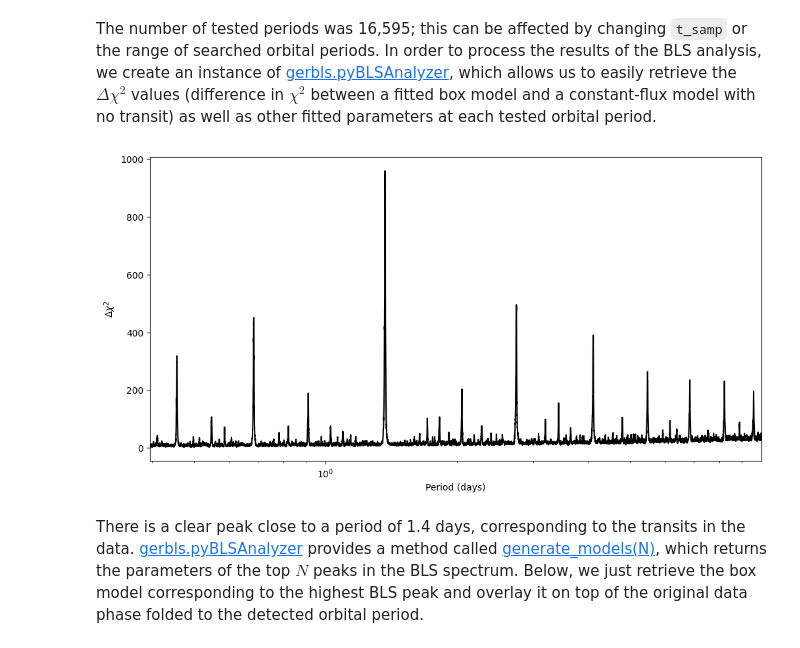
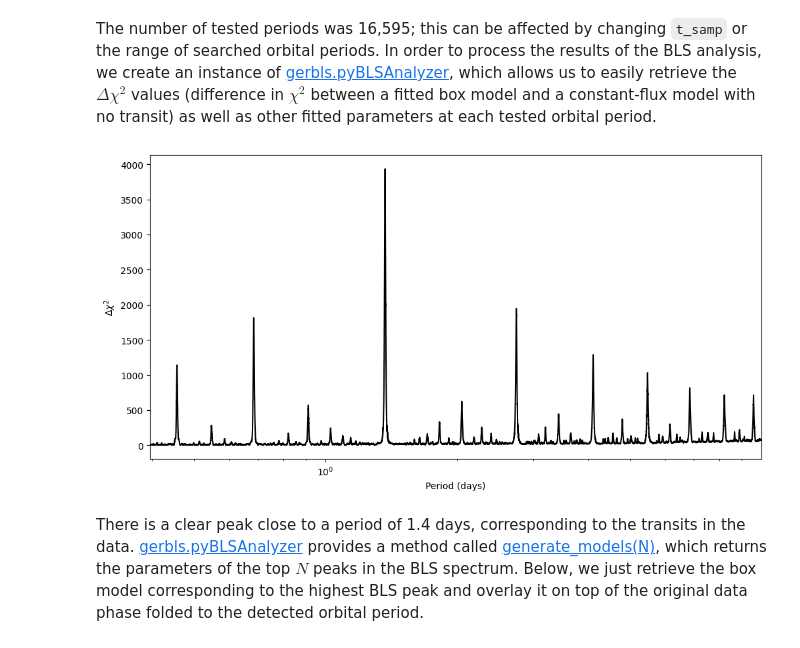
Before and after one commit to kment/GERBLS, a Jupyter notebook: docs/source/examples/fastbls.ipynb, the cells around one changed output. Cells and saved outputs as stored; diff of their text form; code cells hidden in the pictures.

```diff
--- a/docs/source/examples/fastbls.ipynb
+++ b/docs/source/examples/fastbls.ipynb
@@ -54,14 +54,14 @@ The number of tested periods was 16,595; this can be affected by changing `t_sam
 # %%
 blsa = gerbls.pyBLSAnalyzer(bls)
 
 plt.figure(figsize=(12, 6))
-plt.semilogx(blsa.P, -blsa.dchi2, "k-")
+plt.semilogx(blsa.P, blsa.dchi2, "k-")
 plt.xlim(blsa.P.min(), blsa.P.max())
 plt.xlabel("Period (days)")
 plt.ylabel("$\Delta\chi^2$")
 plt.show()
 # %% [output]
-[figure, old version]
+[figure, new version]
 # %% [markdown]
 There is a clear peak close to a period of 1.4 days, corresponding to the transits in the data. [gerbls.pyBLSAnalyzer](../api/blsresult.rst#gerbls.pyBLSAnalyzer) provides a method called [generate_models(N)](../api/blsresult.rst#gerbls.pyBLSAnalyzer.generate_models), which returns the parameters of the top $N$ peaks in the BLS spectrum. Below, we just retrieve the box model corresponding to the highest BLS peak and overlay it on top of the original data phase folded to the detected orbital period.
 # %%
```
Also changed, not shown: parts of 9 cells of this notebook.
